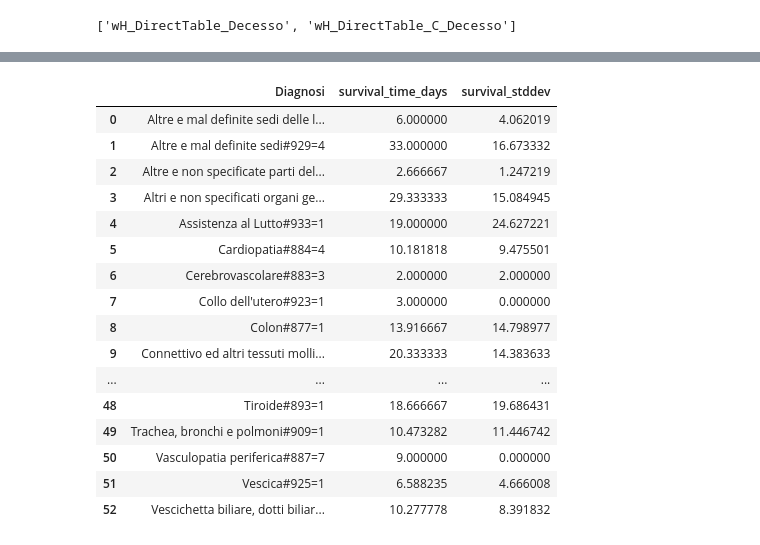
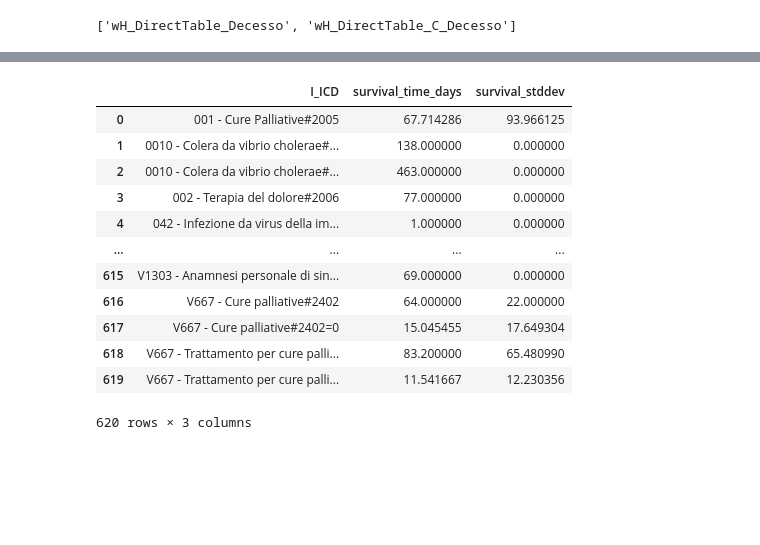
Before and after one commit to ryflect/cs692r-hospice, a Jupyter notebook: Referral Analysis.ipynb, the cells around one changed output, grey strips where cells are left out. Drawn from its saved outputs; the diff is of its cells as text; code cells hidden in the pictures; blank space fills up the shorter version.

```diff
--- a/Referral Analysis.ipynb
+++ b/Referral Analysis.ipynb
@@ -74,8 +90,8 @@ DateTherapy    0
 dtype: int64
 # %%
 # data frame with diagnosis
-df_diag = pd.read_csv('./vidas_data/wH_DirectTable_Informazioni_SS.csv')
-df_diag = df_diag[['IDEHR', 'Diagnosi', 'PatientId', 'EHRType']]
+df_diag = pd.read_csv('./vidas_data/wH_DirectTable_DIAGNOSI_ICD.csv')
+df_diag = df_diag[['IDEHR', 'I_ICD', 'EHRType']].drop_duplicates(subset=['IDEHR'], keep='first')
 print(df_diag.shape)
 df_diag.head()
 # %% [output]
@@ -130,4 +126,4 @@ Name: Diagnosi, dtype: int64
 # do the merge
 from functools import reduce
 dfs = [df_death, df_soh, df_diag]
-df_referral = reduce(lambda left, right: pd.merge(left, right, on='IDEHR'), dfs)
+df_referral = reduce(lambda left, right: pd.merge(left, right, on=['IDEHR', 'EHRType']), dfs)
@@ -151,5 +146,5 @@ df_referral
 # %%
 # get the survival time (in days) for each patient
-df_referral['survival_time_days'] = pd.to_timedelta(df_referral['Data'] - df_referral['DateTherapy']).dt.days
+df_referral['survival_time_days'] = pd.to_timedelta(df_referral['Data'] - df_referral['TimeStamp_Insert']).dt.days
 df_referral.head()
 # %% [output]
@@ -264,7 +253,7 @@ plt.show()
 # %%
 # get the survival time histogram for patients in each diagnosis
-df_survival = df_referral[['Diagnosi', 'survival_time_days']].groupby(by=['Diagnosi']).mean()
-df_survival_stddev = df_referral[['Diagnosi', 'survival_time_days']].groupby(by=['Diagnosi']).std(ddof=0)
+df_survival = df_referral[['I_ICD', 'survival_time_days']].groupby(by=['I_ICD']).mean()
+df_survival_stddev = df_referral[['I_ICD', 'survival_time_days']].groupby(by=['I_ICD']).std(ddof=0)
 # %%
 df_survival
 # %% [output]
@@ -289,22 +274,18 @@ df_survival
 # %%
 df_survival_stddev = df_survival_stddev.rename(columns={"survival_time_days": "survival_stddev"})
-df_surv = pd.merge(df_survival, df_survival_stddev, on='Diagnosi').reset_index()
+df_surv = pd.merge(df_survival, df_survival_stddev, on='I_ICD').reset_index()
 df_surv
 # %% [output]
-|  | Diagnosi | survival_time_days | survival_stddev |
-| 0 | Altre e mal definite sedi delle l... | 6.000000 | 4.062019 |
-| 1 | Altre e mal definite sedi#929=4 | 33.000000 | 16.673332 |
-| 2 | Altre e non specificate parti del... | 2.666667 | 1.247219 |
-| 3 | Altri e non specificati organi ge... | 29.333333 | 15.084945 |
-| 4 | Assistenza al Lutto#933=1 | 19.000000 | 24.627221 |
-| 5 | Cardiopatia#884=4 | 10.181818 | 9.475501 |
-| 6 | Cerebrovascolare#883=3 | 2.000000 | 2.000000 |
-| 7 | Collo dell'utero#923=1 | 3.000000 | 0.000000 |
-| 8 | Colon#877=1 | 13.916667 | 14.798977 |
-| 9 | Connettivo ed altri tessuti molli... | 20.333333 | 14.383633 |
+|  | I_ICD | survival_time_days | survival_stddev |
+| 0 | 001 - Cure Palliative#2005 | 67.714286 | 93.966125 |
+| 1 | 0010 - Colera da vibrio cholerae#... | 138.000000 | 0.000000 |
+| 2 | 0010 - Colera da vibrio cholerae#... | 463.000000 | 0.000000 |
+| 3 | 002 - Terapia del dolore#2006 | 77.000000 | 0.000000 |
+| 4 | 042 - Infezione da virus della im... | 1.000000 | 0.000000 |
 | ... | ... | ... | ... |
-| 48 | Tiroide#893=1 | 18.666667 | 19.686431 |
-| 49 | Trachea, bronchi e polmoni#909=1 | 10.473282 | 11.446742 |
-| 50 | Vasculopatia periferica#887=7 | 9.000000 | 0.000000 |
-| 51 | Vescica#925=1 | 6.588235 | 4.666008 |
-| 52 | Vescichetta biliare, dotti biliar... | 10.277778 | 8.391832 |
+| 615 | V1303 - Anamnesi personale di sin... | 69.000000 | 0.000000 |
+| 616 | V667 - Cure palliative#2402 | 64.000000 | 22.000000 |
+| 617 | V667 - Cure palliative#2402=0 | 15.045455 | 17.649304 |
+| 618 | V667 - Trattamento per cure palli... | 83.200000 | 65.480990 |
+| 619 | V667 - Trattamento per cure palli... | 11.541667 | 12.230356 |
+620 rows × 3 columns
```
Also changed, not shown: parts of 27 cells of this notebook.
